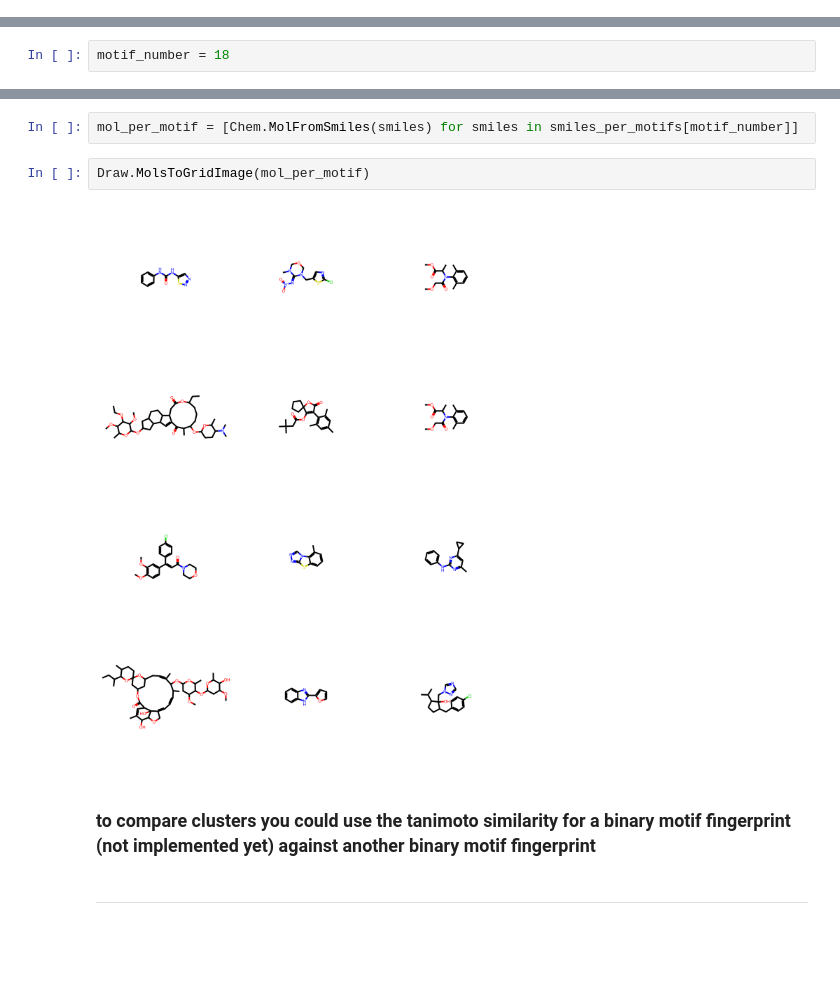
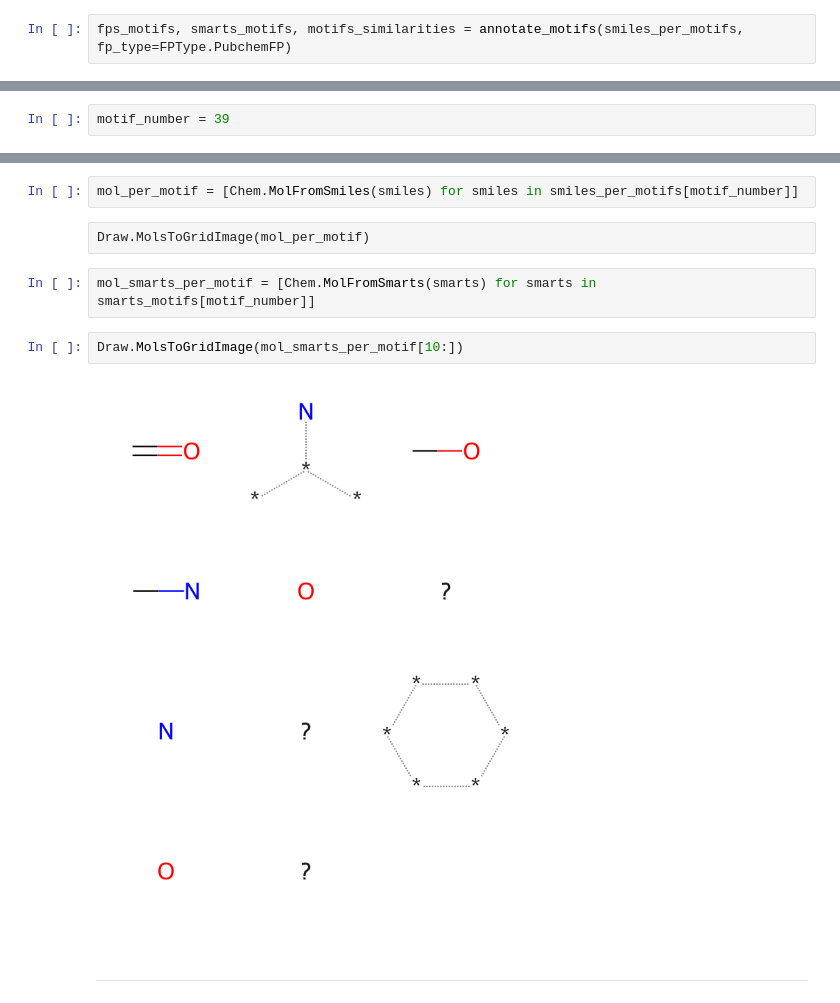
Before and after one commit to j-a-dietrich/MS2LDA_v2, a Jupyter notebook: notebooks/MS2LDA.ipynb, the cells around one changed output, grey strips where cells are left out. Drawn from its saved outputs; the diff is of its cells as text; blank space fills up the shorter version.

```diff
--- a/notebooks/MS2LDA.ipynb
+++ b/notebooks/MS2LDA.ipynb
@@ -48,0 +52,2 @@ for smiles_per_motif in smiles_per_motifs:
+# %%
+fps_motifs, smarts_motifs, motifs_similarities = annotate_motifs(smiles_per_motifs, fp_type=FPType.PubchemFP)
@@ -73,5 +119,5 @@ from rdkit import Chem
 # %% [markdown]
 ### Known Dataset
 # %%
-motif_number = 18
+motif_number = 39
 # %%
@@ -128,11 +163,13 @@ predicted_motifs_distribution[motif_number]
 # %%
 mol_per_motif = [Chem.MolFromSmiles(smiles) for smiles in smiles_per_motifs[motif_number]]
-# %%
-Draw.MolsToGridImage(mol_per_motif)
-# %% [output]
-[figure, removed]
-# %% [markdown]
-### to compare clusters you could use the tanimoto similarity for a binary motif fingerprint (not implemented yet) against another binary motif fingerprint
+# %% [raw]
+Draw.MolsToGridImage(mol_per_motif)
+# %%
+mol_smarts_per_motif = [Chem.MolFromSmarts(smarts) for smarts in smarts_motifs[motif_number]]
+# %%
+Draw.MolsToGridImage(mol_smarts_per_motif[10:])
+# %% [output]
+[figure, added]
 # %% [markdown]
 ---
 # %% [markdown]
```
Also changed, not shown: parts of 14 cells of this notebook, 2 other files.
